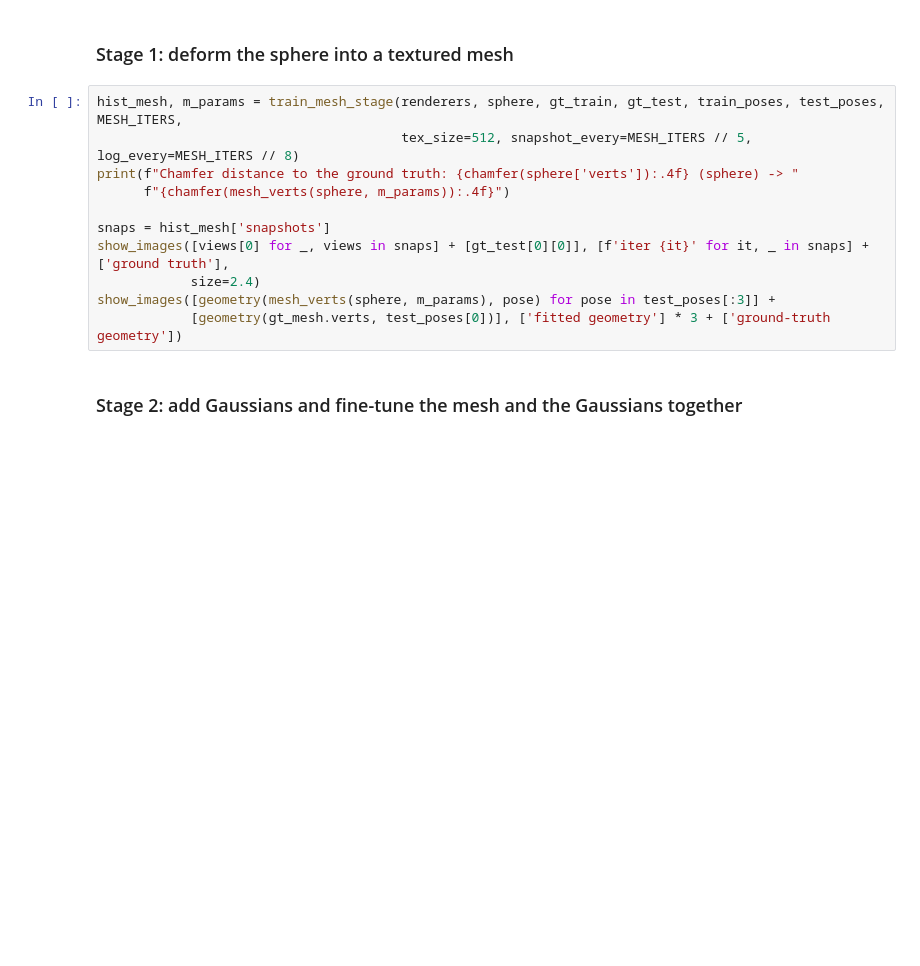
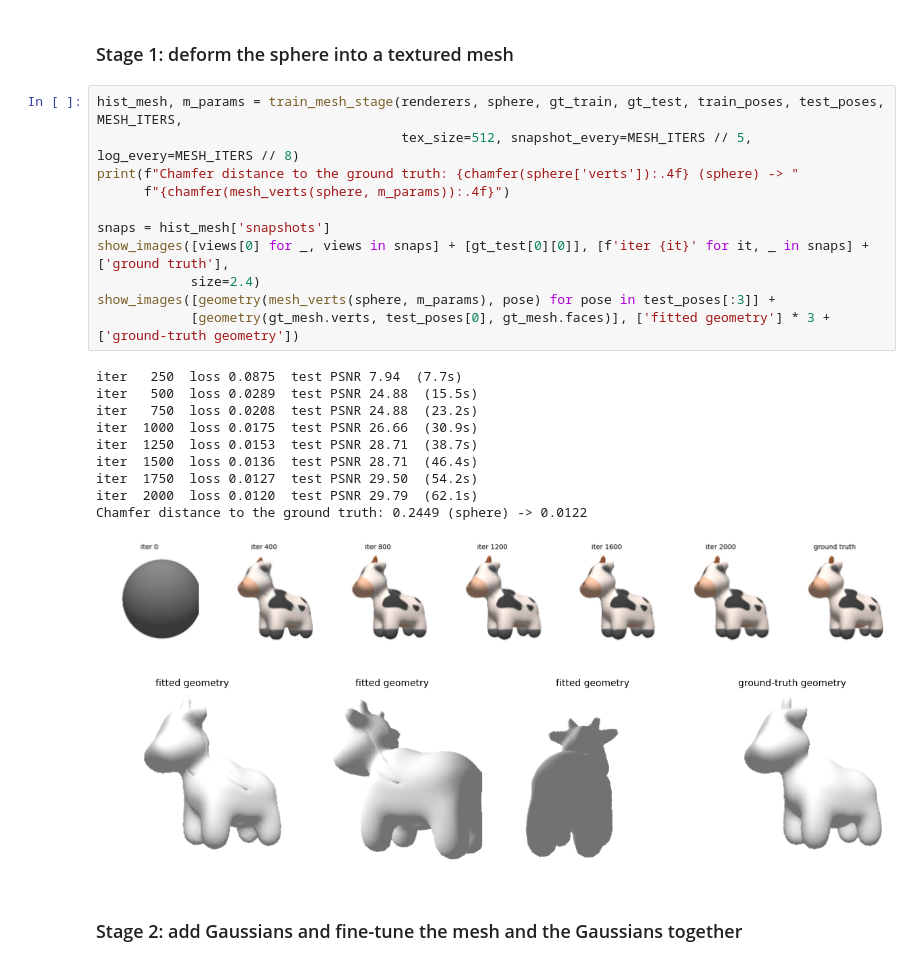
Before and after one commit to PeizhiYan/gmesh, a Jupyter notebook: examples/example-6 - hybrid mesh and gaussians training.ipynb, the cells around one changed output. Saved outputs shown, nothing was run; the diff lists cells and outputs as text; blank space fills up the shorter version.

```diff
--- a/examples/example-6 - hybrid mesh and gaussians training.ipynb
+++ b/examples/example-6 - hybrid mesh and gaussians training.ipynb
@@ -81,14 +87,26 @@ show_images([gt_test[0][0], gt_test[0][1].expand(-1, -1, 3), geometry(gt_mesh.ve
 # %%
 hist_mesh, m_params = train_mesh_stage(renderers, sphere, gt_train, gt_test, train_poses, test_poses, MESH_ITERS,
                                        tex_size=512, snapshot_every=MESH_ITERS // 5, log_every=MESH_ITERS // 8)
 print(f"Chamfer distance to the ground truth: {chamfer(sphere['verts']):.4f} (sphere) -> "
       f"{chamfer(mesh_verts(sphere, m_params)):.4f}")
 
 snaps = hist_mesh['snapshots']
 show_images([views[0] for _, views in snaps] + [gt_test[0][0]], [f'iter {it}' for it, _ in snaps] + ['ground truth'],
             size=2.4)
 show_images([geometry(mesh_verts(sphere, m_params), pose) for pose in test_poses[:3]] +
-            [geometry(gt_mesh.verts, test_poses[0])], ['fitted geometry'] * 3 + ['ground-truth geometry'])
+            [geometry(gt_mesh.verts, test_poses[0], gt_mesh.faces)], ['fitted geometry'] * 3 + ['ground-truth geometry'])
+# %% [output]
+iter   250  loss 0.0875  test PSNR 7.94  (7.7s)
+iter   500  loss 0.0289  test PSNR 24.88  (15.5s)
+iter   750  loss 0.0208  test PSNR 24.88  (23.2s)
+iter  1000  loss 0.0175  test PSNR 26.66  (30.9s)
+iter  1250  loss 0.0153  test PSNR 28.71  (38.7s)
+iter  1500  loss 0.0136  test PSNR 28.71  (46.4s)
+iter  1750  loss 0.0127  test PSNR 29.50  (54.2s)
+iter  2000  loss 0.0120  test PSNR 29.79  (62.1s)
+Chamfer distance to the ground truth: 0.2449 (sphere) -> 0.0122
+[figure, added]
+[figure, added]
 # %% [markdown]
 ### Stage 2: add Gaussians and fine-tune the mesh and the Gaussians together
 # %%
```
Also changed, not shown: parts of 6 cells of this notebook.
